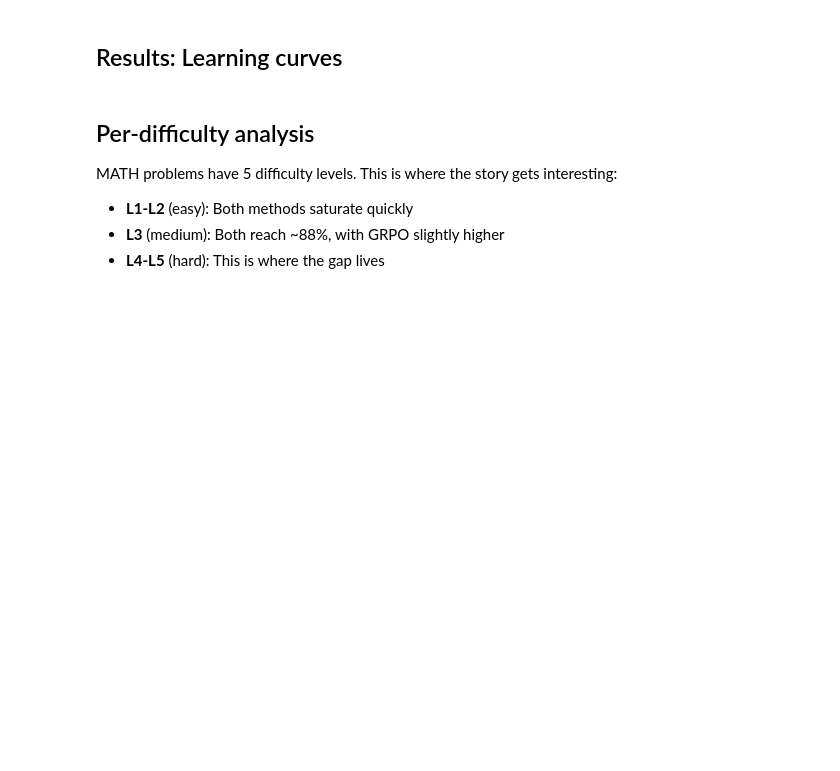
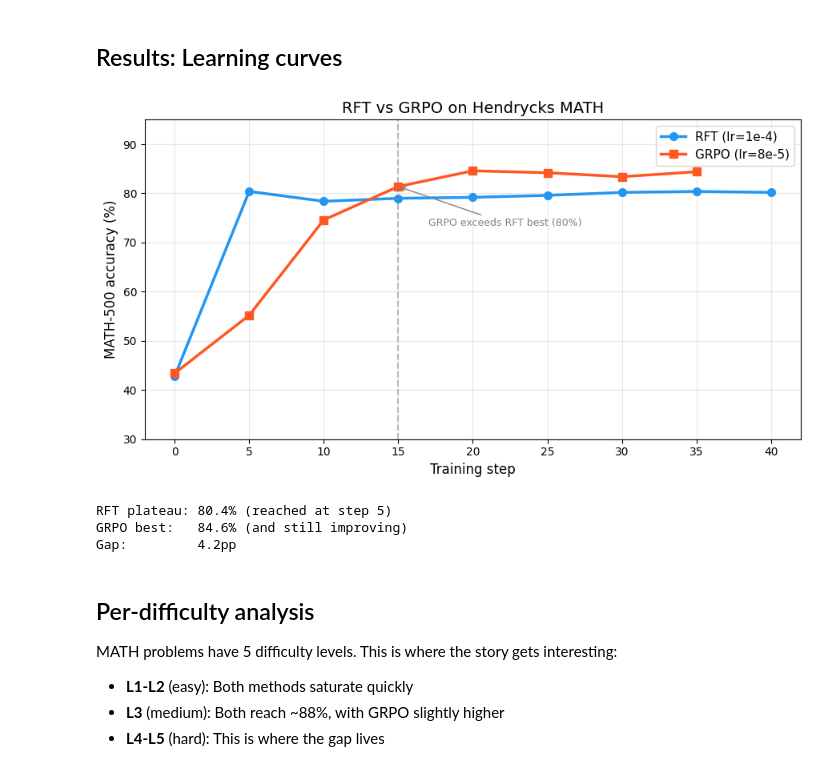
Before and after one commit to thinking-machines-lab/tinker-cookbook, a Jupyter notebook: tutorials/408_why_rl.ipynb, the cells around one changed output. Drawn from its saved outputs; the diff is of its cells as text; code cells hidden in the pictures; blank space fills up the shorter version.

```diff
--- a/tutorials/408_why_rl.ipynb
+++ b/tutorials/408_why_rl.ipynb
@@ -330,46 +359,58 @@ else:
 ## Results: Learning curves
 # %%
 # Extract eval points for both methods
-rft_eval = [
-    (m["step"], m["test_correct"] * 100)
-    for m in rft_metrics if "test_correct" in m
-]
+rft_eval = []
+for m in rft_metrics:
+    # Handle both in-notebook format ("test_correct") and recipe format ("test/correct")
+    tc = m.get("test_correct", m.get("test/correct"))
+    if tc is not None:
+        rft_eval.append((m["step"], tc * 100))
 
 grpo_eval = []
 for m in grpo_metrics:
-    if "test/env/all/correct" in m:
-        step = m.get("step", m.get("progress/batch", 0))
-        grpo_eval.append((step, m["test/env/all/correct"] * 100))
+    tc = m.get("test/env/all/correct")
+    if tc is not None:
+        grpo_eval.append((m.get("step", m.get("progress/batch", 0)), tc * 100))
 
 rft_x, rft_y = zip(*rft_eval) if rft_eval else ([], [])
 grpo_x, grpo_y = zip(*grpo_eval) if grpo_eval else ([], [])
 
 fig, ax = plt.subplots(figsize=(9, 5))
 ax.plot(rft_x, rft_y, "o-", color="#2196F3", linewidth=2.5, markersize=7, label="RFT (lr=1e-4)")
 ax.plot(grpo_x, grpo_y, "s-", color="#FF5722", linewidth=2.5, markersize=7, label="GRPO (lr=8e-5)")
 
-# Find approximate crossover and annotate
+# Crossover annotation
 if rft_eval and grpo_eval:
-    rft_best = max(y for _, y in rft_eval)
-    crossover_candidates = [(x, y) for x, y in grpo_eval if y > rft_best]
-    if crossover_candidates:
-        cx, cy = crossover_candidates[0]
+    rft_plateau = max(y for _, y in rft_eval)
+    cross = [(x, y) for x, y in grpo_eval if y > rft_plateau]
+    if cross:
+        cx, cy = cross[0]
         ax.axvline(x=cx, color="gray", linestyle="--", alpha=0.5)
-        ax.annotate(
-            f"GRPO exceeds RFT best ({rft_best:.0f}%)",
-            xy=(cx, cy), xytext=(cx + 1, cy - 8),
-            fontsize=9, color="gray",
-            arrowprops=dict(arrowstyle="->", color="gray", lw=1),
-        )
+        ax.annotate(f"GRPO exceeds RFT best ({rft_plateau:.0f}%)",
+                    xy=(cx, cy), xytext=(cx + 2, cy - 8),
+                    fontsize=9, color="gray",
+                    arrowprops=dict(arrowstyle="->", color="gray", lw=1))
 
 ax.set_xlabel("Training step", fontsize=12)
 ax.set_ylabel("MATH-500 accuracy (%)", fontsize=12)
 ax.set_title("RFT vs GRPO on Hendrycks MATH", fontsize=14)
 ax.legend(fontsize=11)
 ax.grid(True, alpha=0.3)
 ax.set_ylim(30, 95)
 plt.tight_layout()
 plt.show()
+
+# Print the story
+rft_best = max(y for _, y in rft_eval)
+grpo_best = max(y for _, y in grpo_eval)
+print(f"RFT plateau: {rft_best:.1f}% (reached at step 5)")
+print(f"GRPO best:   {grpo_best:.1f}% (and still improving)")
+print(f"Gap:         {grpo_best - rft_best:.1f}pp")
+# %% [output]
+[figure, added]
+RFT plateau: 80.4% (reached at step 5)
+GRPO best:   84.6% (and still improving)
+Gap:         4.2pp
 # %% [markdown]
 ## Per-difficulty analysis
 
```
Also changed, not shown: parts of 4 cells of this notebook.
